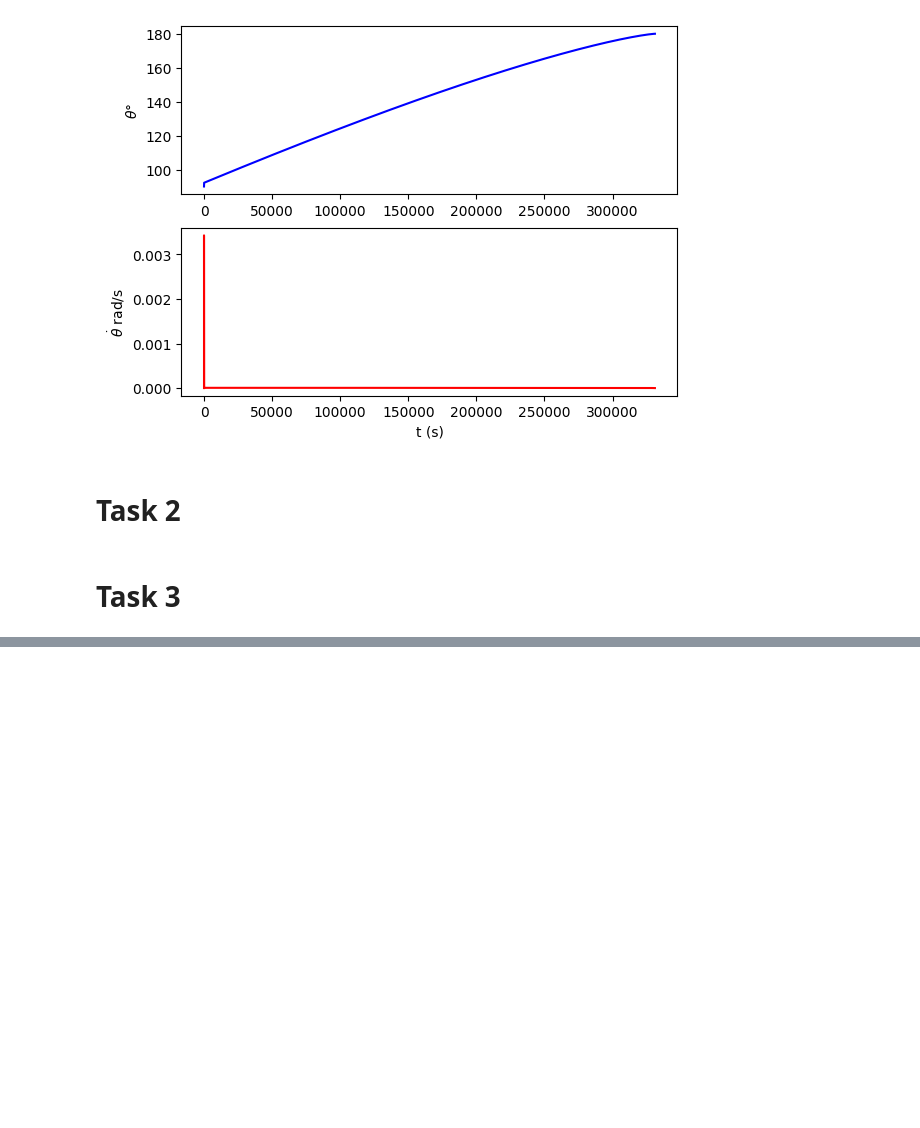
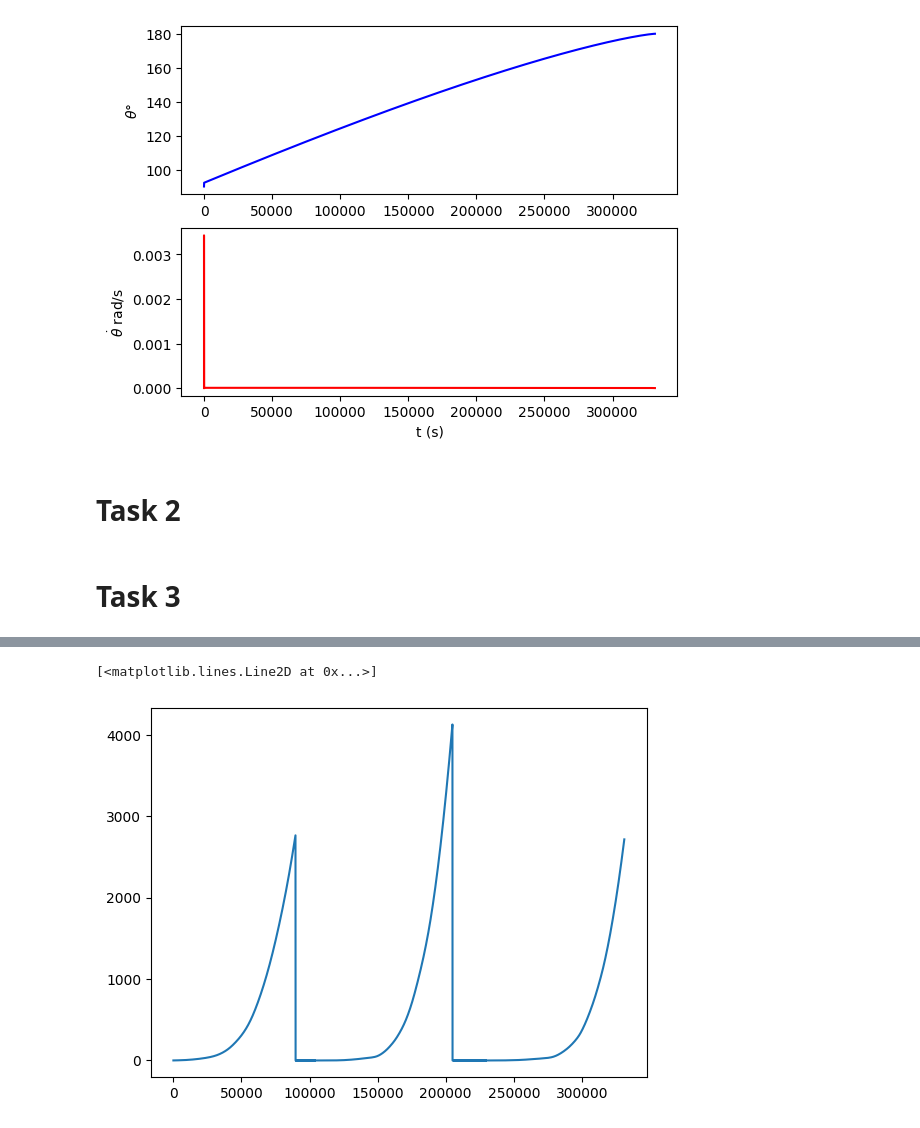
Before and after one commit to Meoli96/Robotic-pathfinding, a Jupyter notebook: main.ipynb, the cells around one changed output, grey strips where cells are left out. Saved outputs shown, nothing was run; the diff lists cells and outputs as text; code cells hidden in the pictures; blank space fills up the shorter version.

```diff
--- a/main.ipynb
+++ b/main.ipynb
@@ -223,0 +238,16 @@ P0 = np.eye(3)*[sigma_x**2, sigma_y**2, sigma_theta**2] # initial covariance mat
+# %%
+# Dead reckoning with odomoter + landmark measurements
+lidar_range = 500 # [m] maximum range of the lidar
+sigma_rho = 0.1 # [m] standard deviation of the rho measurement
+sigma_beta = np.deg2rad(0.25) # [rad] standard deviation of the beta measurement
+# problematic landmark at [array([37482., 18113.])]
+
+ekf_traj, ekf_p = EKF(mars_grid, r_traj, p0, sigma_d, sigma_phi, sigma_rho, sigma_beta, lidar_range)
+# %%
+det_p = np.zeros(len(ekf_p))
+for i in range(len(ekf_p)):
+    det_p[i] = np.sqrt(np.linalg.det(ekf_p[i]))
+plt.plot(det_p)
+# %% [output]
+[<matplotlib.lines.Line2D at 0x...>]
+[figure, added]
```
Also changed, not shown: parts of 13 cells of this notebook, 5 other files.
